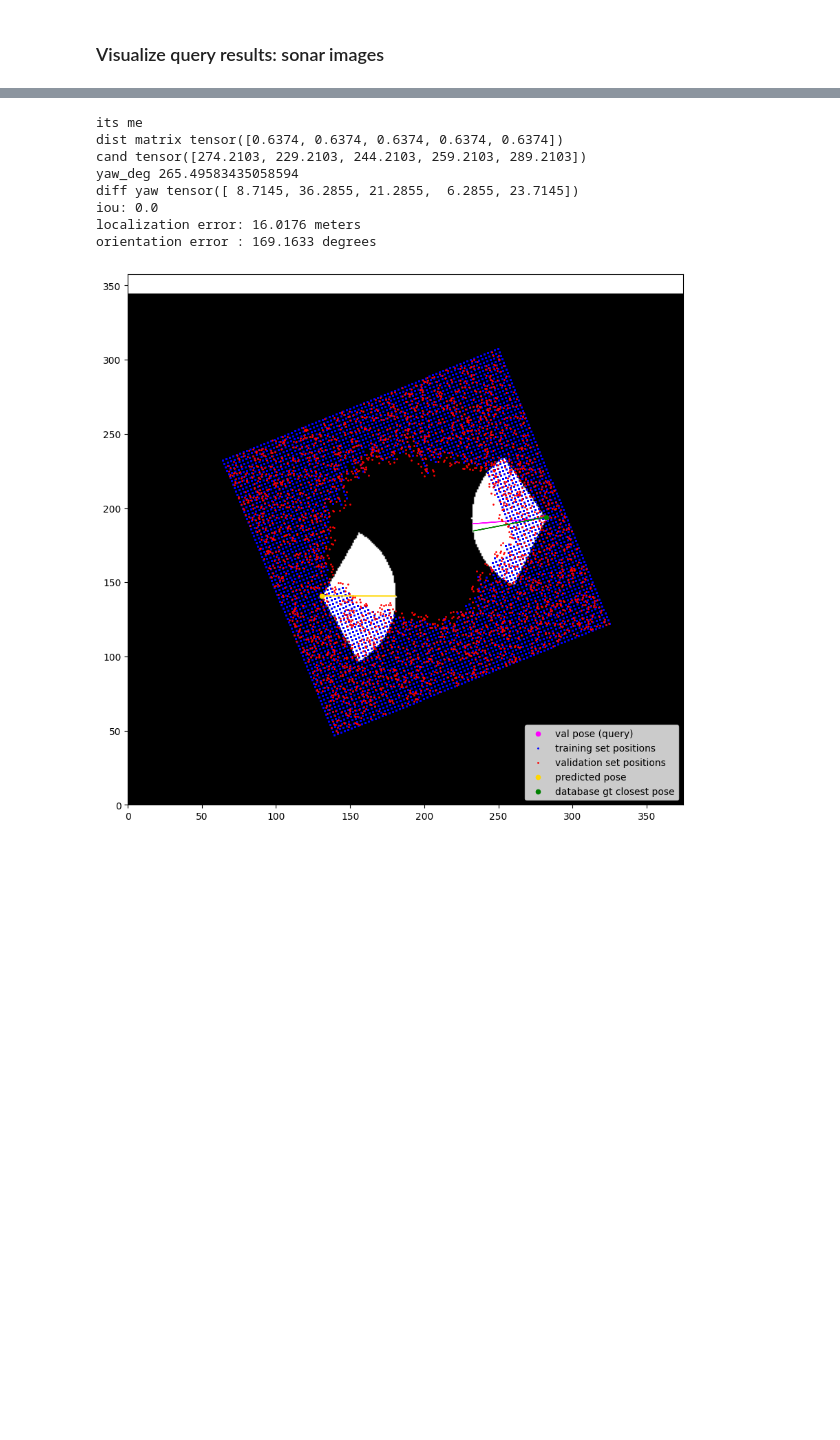
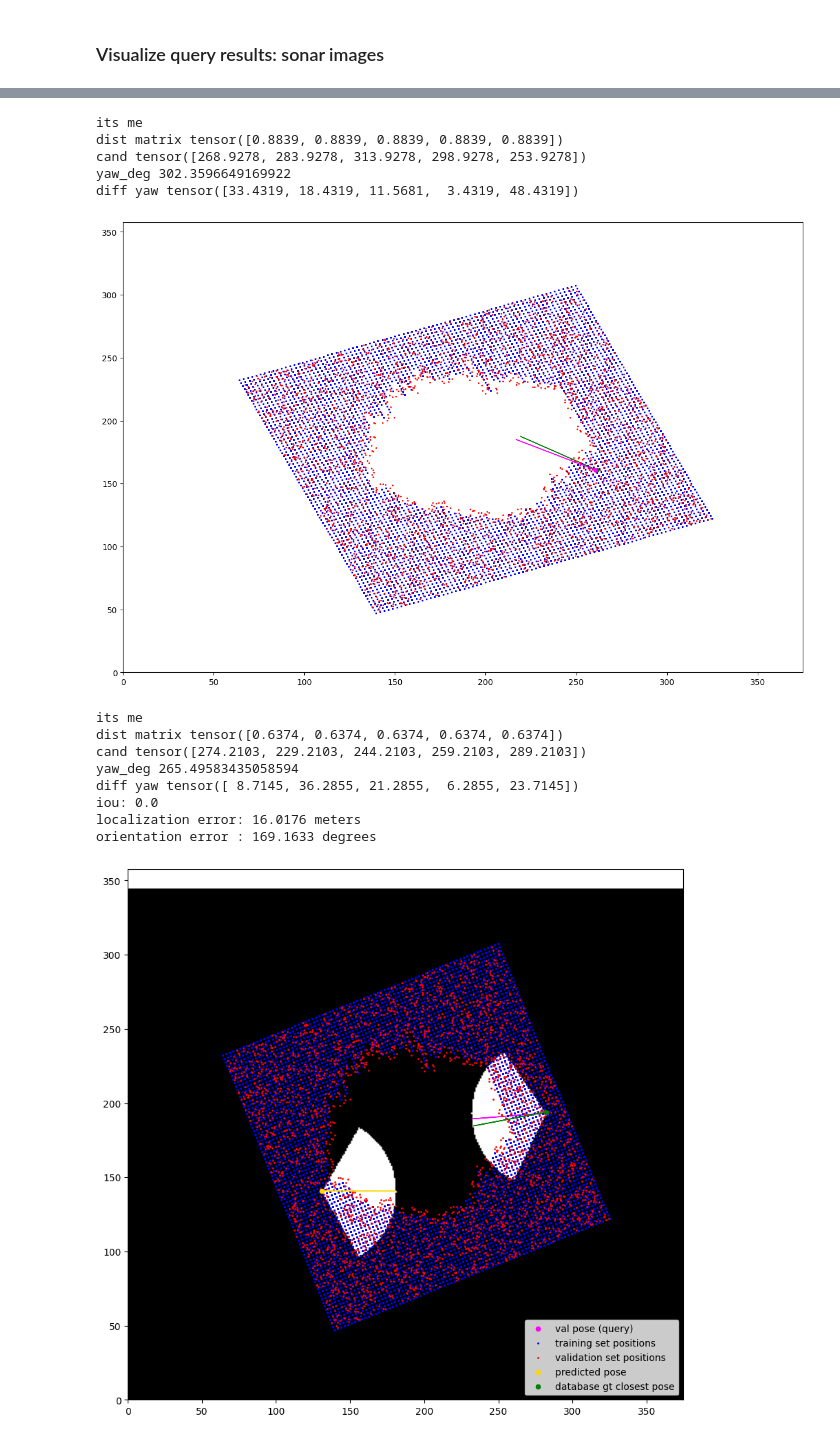
Before and after one commit to AndreaGhi8/Notebook_bsd, a Jupyter notebook: bsd_ANDREA.ipynb, the cells around one changed output, grey strips where cells are left out. Drawn from its saved outputs; the diff is of its cells as text; code cells hidden in the pictures; blank space fills up the shorter version.

Commit message:
check gt per validation

```diff
--- a/bsd_ANDREA.ipynb
+++ b/bsd_ANDREA.ipynb
@@ -188,3 +185,16 @@ tensor(-0.5255, device='cuda:0', grad_fn=<MinBackward1>) tensor(0.4321, device='
+# %%
+val_dataloader = imports.DataLoader(val_data, batch_size=batch, shuffle=True)
+# %%
+_, _, gtpose, _, _, mode = next(iter(val_dataloader))
+gt_pose = gtpose[0]
+visualize_results.check_process(gt_pose, net, train_data, val_data, plot=True)
+# %% [output]
+its me
+dist matrix tensor([0.8839, 0.8839, 0.8839, 0.8839, 0.8839])
+cand tensor([268.9278, 283.9278, 313.9278, 298.9278, 253.9278])
+yaw_deg 302.3596649169922
+diff yaw tensor([33.4319, 18.4319, 11.5681,  3.4319, 48.4319])
+[figure, added]
 # %%
 query_idx = imports.random.randint(0, len(val_data))
 
```
Also changed, not shown: parts of 7 cells of this notebook, 2 other files.
